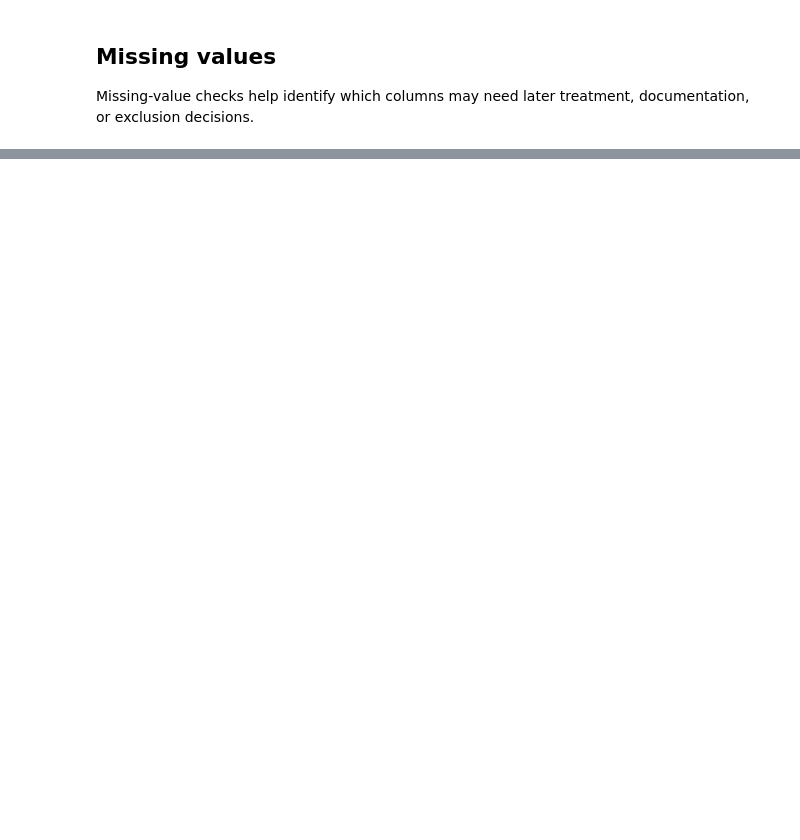
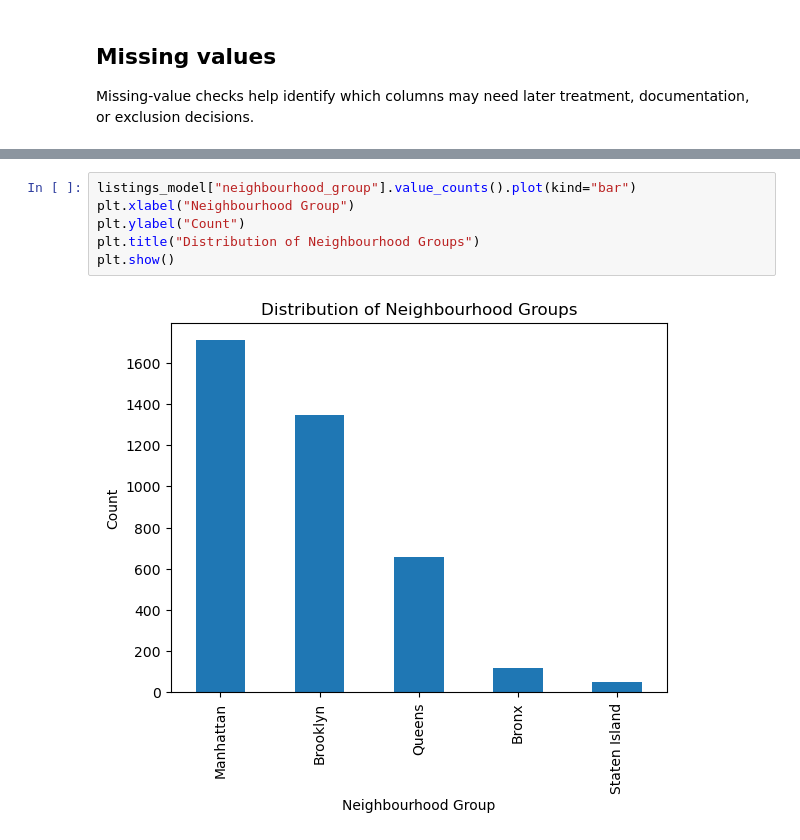
Before and after one commit to hylin0517/airbnb_regression, a Jupyter notebook: notebooks/airbnb_prediction_model.ipynb, the cells around one changed output, grey strips where cells are left out. Drawn from its saved outputs; the diff is of its cells as text; blank space fills up the shorter version.

```diff
--- a/notebooks/airbnb_prediction_model.ipynb
+++ b/notebooks/airbnb_prediction_model.ipynb
@@ -143,0 +283,8 @@ listings_model.head(10)
+# %%
+listings_model["neighbourhood_group"].value_counts().plot(kind="bar")
+plt.xlabel("Neighbourhood Group")
+plt.ylabel("Count")
+plt.title("Distribution of Neighbourhood Groups")
+plt.show()
+# %% [output]
+[figure, added]
```
Also changed, not shown: parts of 62 cells of this notebook.
